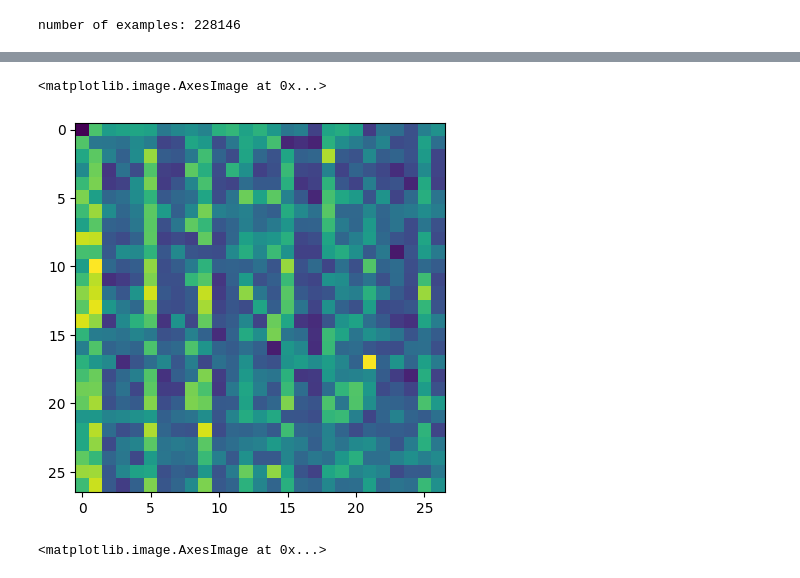
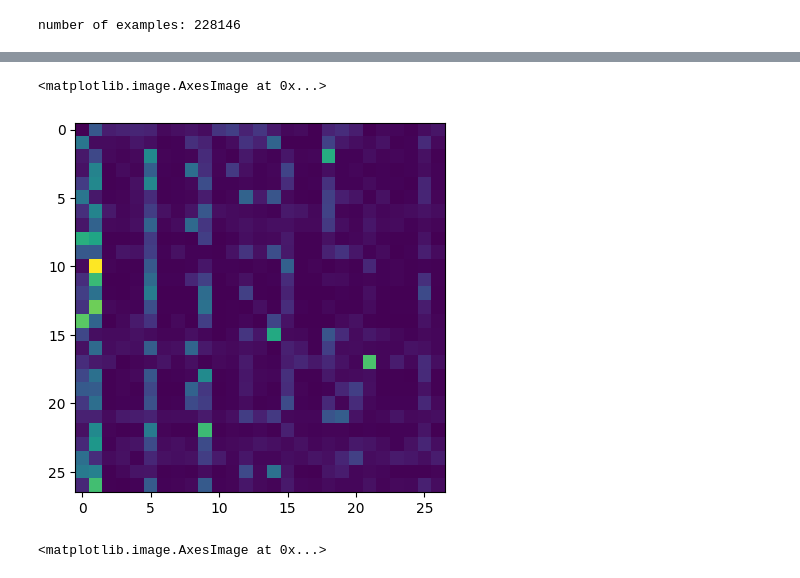
Before and after one commit to aughey/karpathy_walkthrough, a Jupyter notebook: video2/bigram.ipynb, the cells around one changed output, grey strips where cells are left out. Drawn from its saved outputs; the diff is of its cells as text; code cells hidden in the pictures.

```diff
--- a/video2/bigram.ipynb
+++ b/video2/bigram.ipynb
@@ -349,8 +349,10 @@ for k in range(100):
-# %%
-plt.imshow(W.detach().numpy())
-# %% [output]
-<matplotlib.image.AxesImage at 0x...>
-[figure, removed]
+# %%
+p = W.exp()
+p = p / p.sum(1, keepdim=True)
+plt.imshow(p.detach().numpy())
+# %% [output]
+<matplotlib.image.AxesImage at 0x...>
+[figure, added]
 # %%
 plt.imshow(N)
 # %% [output]
```
Also changed, not shown: parts of 6 cells of this notebook.
